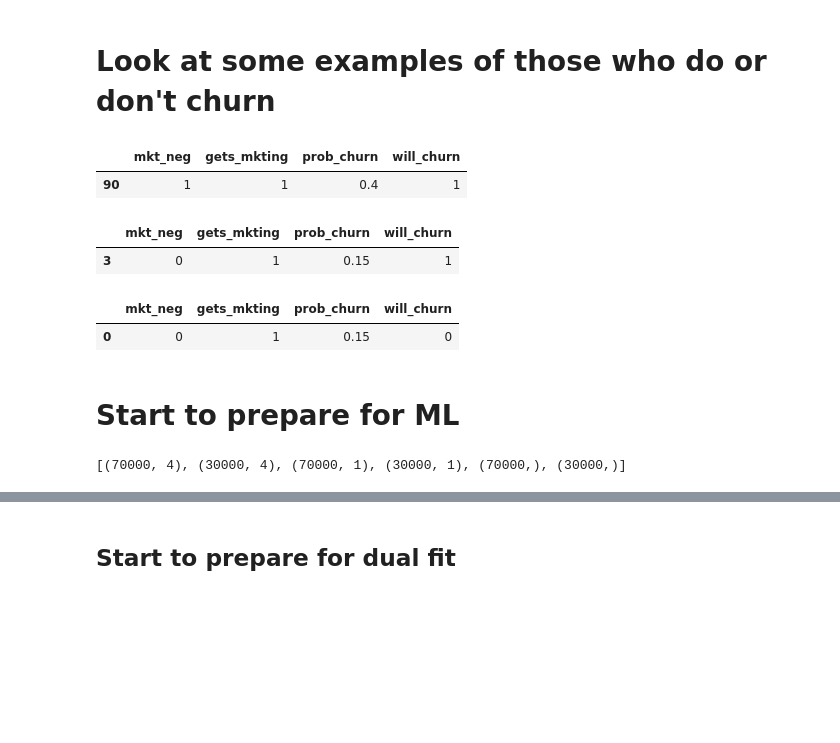
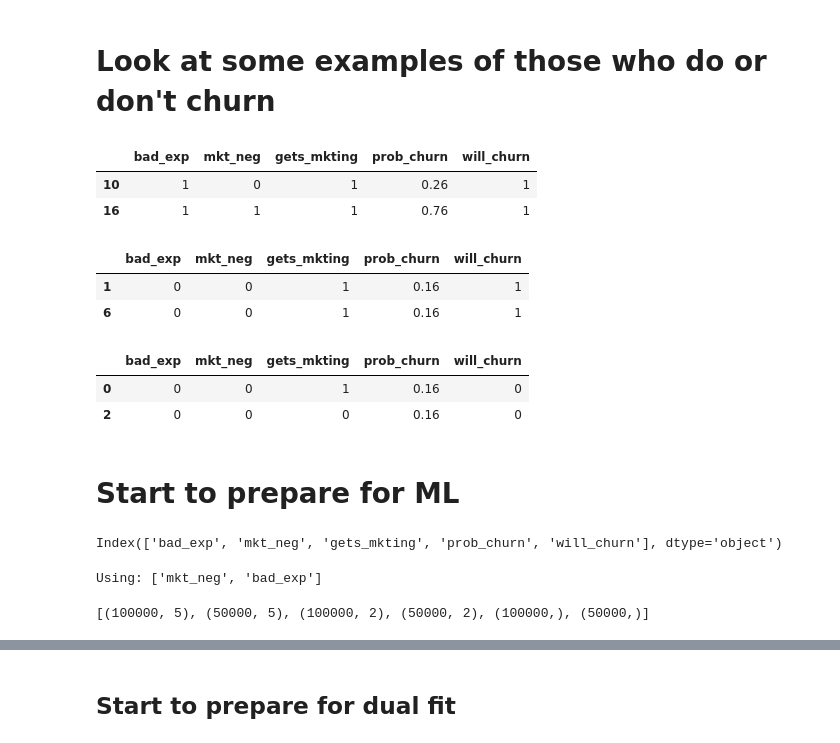
Before and after one commit to ianozsvald/uplift_experiment, a Jupyter notebook: uplift1.ipynb, the cells around one changed output, grey strips where cells are left out. Saved outputs shown, nothing was run; the diff lists cells and outputs as text; code cells hidden in the pictures; blank space fills up the shorter version.

```diff
--- a/uplift1.ipynb
+++ b/uplift1.ipynb
@@ -36,9 +56,22 @@ ppl["prob_churn"] = BASE_CHURN  # a reasonably standard churn rate
+# %%
+# people who like marketing and who get marketing have a lower chance of churning
+if False:
+    mask = (ppl["mkt_pos"] & ppl["gets_mkting"]) == 1  # trues are 1s (ints)
+    ppl.loc[mask, "prob_churn"] -= 0.1  # TODO HUGE BIAS
+
+    assert (
+        mask.sum() / mask.shape[0] < 0.2
+    ), "Not expecting a high rate of churn even with random variation"
+
+    display(ppl[mask].sample(5))
 # %%
 # people who hate marketing and who get marketing have a higher chance of churning
-mask = (ppl["mkt_neg"] & ppl["gets_mkting"]) == 1 # trues are 1s (ints)
-ppl.loc[mask, "prob_churn"] += 0.25 # TODO HUGE BIAS
+mask = (ppl["mkt_neg"] & ppl["gets_mkting"]) == 1  # trues are 1s (ints)
+ppl.loc[mask, "prob_churn"] += 0.5  # TODO HUGE BIAS
+
 assert (
     mask.sum() / mask.shape[0] < 0.2
 ), "Not expecting a high rate of churn even with random variation"
+
 ppl[mask].sample(5)
 # %% [output]
@@ -50,0 +84,5 @@ ppl[mask].sample(5)
+# %%
+# people who have had a negative experience have a higher chance of churn
+mask = ppl['bad_exp'] == 1
+ppl.loc[mask, 'prob_churn'] += 0.1
+ppl[mask].sample(5)
@@ -51,2 +96,7 @@ ppl[mask].sample(5)
 # %%
 ppl["will_churn"] = rng.binomial(1, ppl["prob_churn"], ppl.shape[0])
+# %%
+ppl['prob_churn_bin'] = pd.cut(ppl['prob_churn'], bins=10)
+display(ppl.groupby('prob_churn_bin')['will_churn'].sum())
+display(ppl.groupby('prob_churn_bin')['will_churn'].sum() / ppl.groupby('prob_churn_bin')['will_churn'].size())
+ppl = ppl.drop(columns='prob_churn_bin')
@@ -106,26 +198,48 @@ schema.validate(ppl, lazy=True)
 # %% [markdown]
 # Look at some examples of those who do or don't churn
 # %%
-ppl.query("will_churn==True and prob_churn > @BASE_CHURN").iloc[[0]]
+ppl.query("will_churn==True and prob_churn > @BASE_CHURN")[:2]
 # %% [output]
-|  | mkt_neg | gets_mkting | prob_churn | will_churn |
-| 90 | 1 | 1 | 0.4 | 1 |
+|  | bad_exp | mkt_neg | gets_mkting | prob_churn | will_churn |
+| 10 | 1 | 0 | 1 | 0.26 | 1 |
+| 16 | 1 | 1 | 1 | 0.76 | 1 |
 # %%
-ppl.query("will_churn==True and prob_churn == @BASE_CHURN").iloc[[0]]
+ppl.query("will_churn==True and prob_churn == @BASE_CHURN")[:2]
 # %% [output]
-|  | mkt_neg | gets_mkting | prob_churn | will_churn |
-| 3 | 0 | 1 | 0.15 | 1 |
+|  | bad_exp | mkt_neg | gets_mkting | prob_churn | will_churn |
+| 1 | 0 | 0 | 1 | 0.16 | 1 |
+| 6 | 0 | 0 | 1 | 0.16 | 1 |
 # %%
-ppl.query("will_churn==False").iloc[[0]]
+ppl.query("will_churn==False")[:2]
 # %% [output]
-|  | mkt_neg | gets_mkting | prob_churn | will_churn |
-| 0 | 0 | 1 | 0.15 | 0 |
+|  | bad_exp | mkt_neg | gets_mkting | prob_churn | will_churn |
+| 0 | 0 | 0 | 1 | 0.16 | 0 |
+| 2 | 0 | 0 | 0 | 0.16 | 0 |
 # %% [markdown]
 # Start to prepare for ML
+# %%
+ppl.columns
+# %% [output]
+Index(['bad_exp', 'mkt_neg', 'gets_mkting', 'prob_churn', 'will_churn'], dtype='object')
+# %%
+features = ["mkt_neg", 'bad_exp']
+#, 'mkt_pos']
+assert len(set(features)) == len(features), "Not expecting duplicates"
+print(f"Using: {features}")
+
+# check we've not forgotten any columns as new features
+non_features = set(ppl.columns).difference(set(features)).difference({'will_churn', 'prob_churn', 'gets_mkting'})
+
+if len(non_features) > 0:
+    print(f"IGNORING !!!!!!! {non_features}")
+    1/0 # we shouldn't get here
+# %% [output]
+Using: ['mkt_neg', 'bad_exp']
 # %%
-features = ['mkt_neg']
-ppl_train, ppl_test, X_train, X_test, y_train, y_test = train_test_split(ppl, ppl[features], ppl['will_churn'], test_size=0.3, shuffle=True)
+ppl_train, ppl_test, X_train, X_test, y_train, y_test = train_test_split(
+    ppl, ppl[features], ppl["will_churn"], test_size=TEST_SIZE, shuffle=True
+)
 print(list(x.shape for x in [ppl_train, ppl_test, X_train, X_test, y_train, y_test]))
 # %% [output]
-[(70000, 4), (30000, 4), (70000, 1), (30000, 1), (70000,), (30000,)]
+[(100000, 5), (50000, 5), (100000, 2), (50000, 2), (100000,), (50000,)]
 # %%
```
Also changed, not shown: parts of 26 cells of this notebook, 2 other files.
